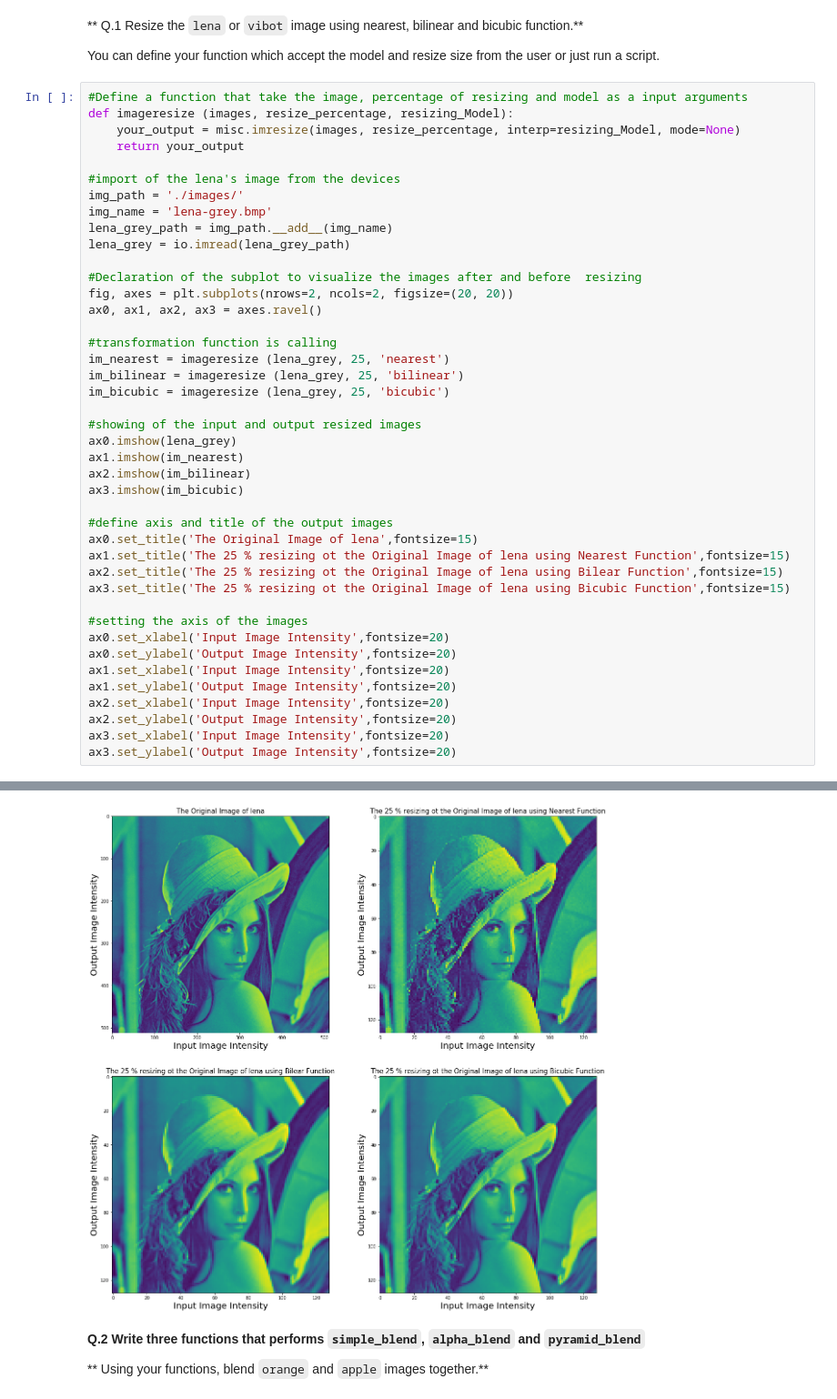
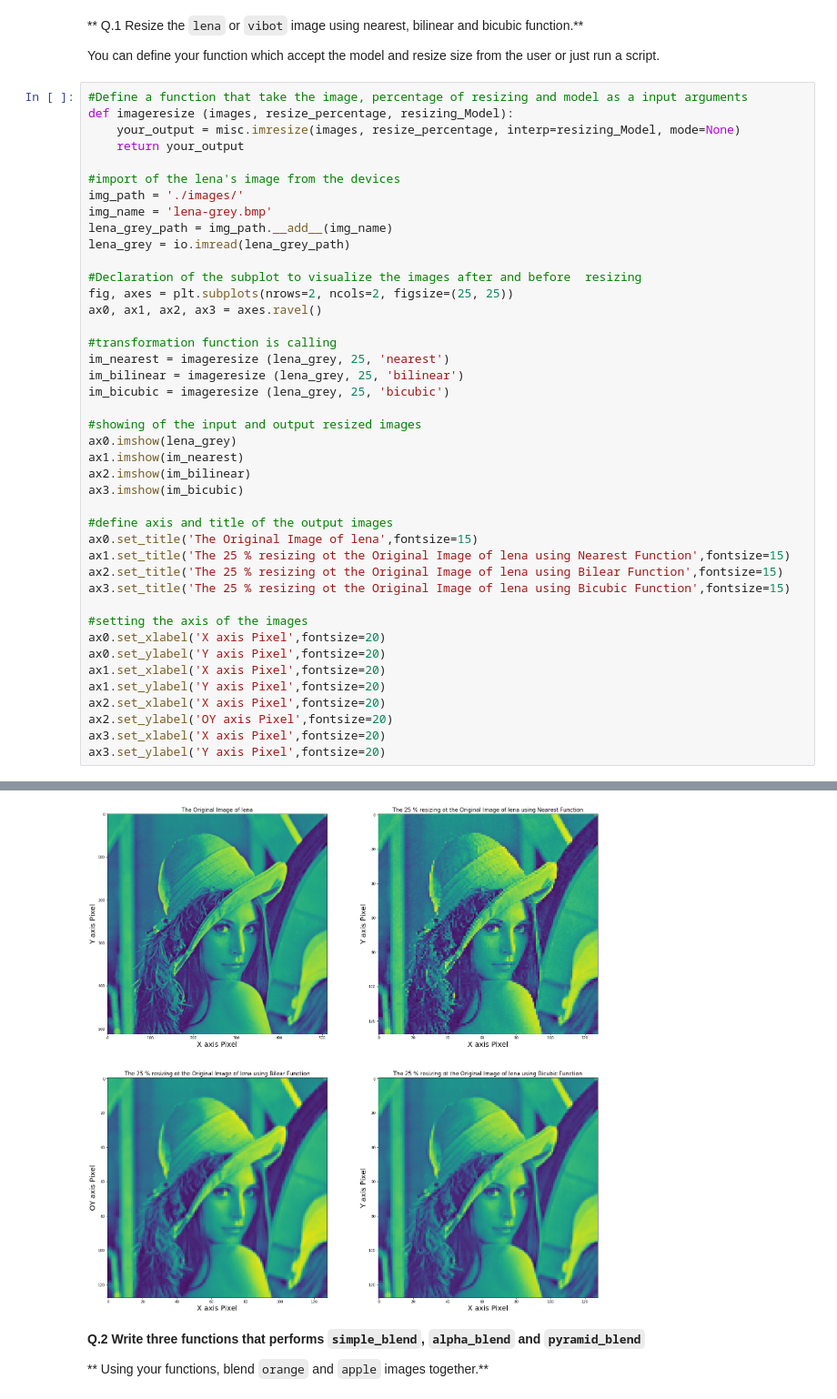
Before and after one commit to kamruleee51/B31XB-IIP-TP-1718, a Jupyter notebook: 3-interpolation-blending/3-interpolation-blending.ipynb, the cells around one changed output, grey strips where cells are left out. Shown at 91% size. Saved outputs shown, nothing was run; the diff lists cells and outputs as text.

```diff
--- a/3-interpolation-blending/3-interpolation-blending.ipynb
+++ b/3-interpolation-blending/3-interpolation-blending.ipynb
@@ -61,7 +61,7 @@ lena_grey_path = img_path.__add__(img_name)
 lena_grey = io.imread(lena_grey_path)
 
 #Declaration of the subplot to visualize the images after and before  resizing
-fig, axes = plt.subplots(nrows=2, ncols=2, figsize=(20, 20))
+fig, axes = plt.subplots(nrows=2, ncols=2, figsize=(25, 25))
 ax0, ax1, ax2, ax3 = axes.ravel()
 
 #transformation function is calling
@@ -82,12 +82,12 @@ ax2.set_title('The 25 % resizing ot the Original Image of lena using Bilear Func
 ax3.set_title('The 25 % resizing ot the Original Image of lena using Bicubic Function',fontsize=15)
 
 #setting the axis of the images
-ax0.set_xlabel('Input Image Intensity',fontsize=20)
-ax0.set_ylabel('Output Image Intensity',fontsize=20)
-ax1.set_xlabel('Input Image Intensity',fontsize=20)
-ax1.set_ylabel('Output Image Intensity',fontsize=20)
-ax2.set_xlabel('Input Image Intensity',fontsize=20)
-ax2.set_ylabel('Output Image Intensity',fontsize=20)
-ax3.set_xlabel('Input Image Intensity',fontsize=20)
-ax3.set_ylabel('Output Image Intensity',fontsize=20)
+ax0.set_xlabel('X axis Pixel',fontsize=20)
+ax0.set_ylabel('Y axis Pixel',fontsize=20)
+ax1.set_xlabel('X axis Pixel',fontsize=20)
+ax1.set_ylabel('Y axis Pixel',fontsize=20)
+ax2.set_xlabel('X axis Pixel',fontsize=20)
+ax2.set_ylabel('OY axis Pixel',fontsize=20)
+ax3.set_xlabel('X axis Pixel',fontsize=20)
+ax3.set_ylabel('Y axis Pixel',fontsize=20)
 # %% [output]
@@ -95,4 +95,4 @@ ax3.set_ylabel('Output Image Intensity',fontsize=20)
-[figure, old version]
+[figure, new version]
 # %% [markdown]
 **Q.2 Write three functions that performs `simple_blend`, `alpha_blend` and `pyramid_blend`**
 
```
Also changed, not shown: parts of 3 cells of this notebook.
